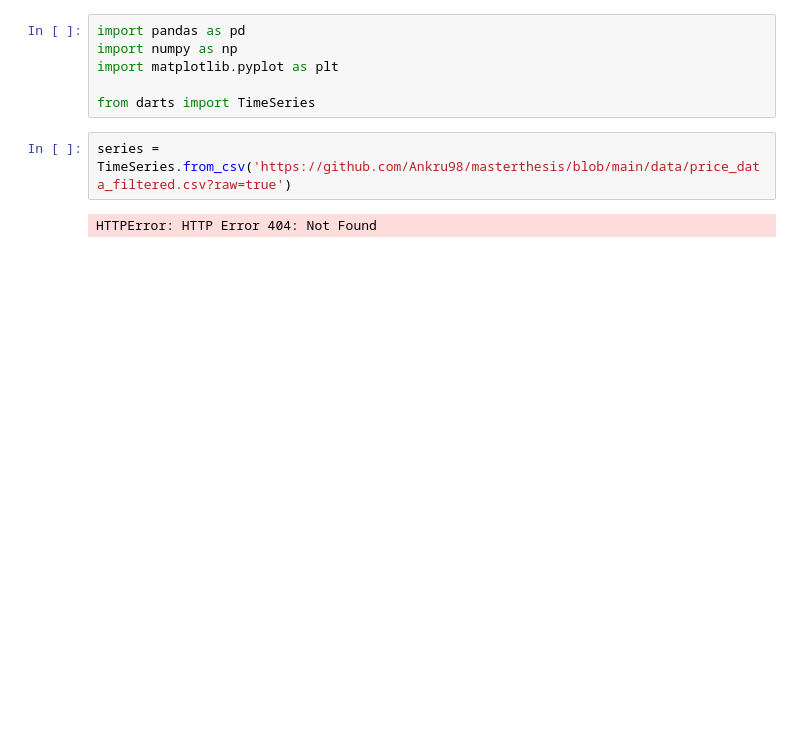
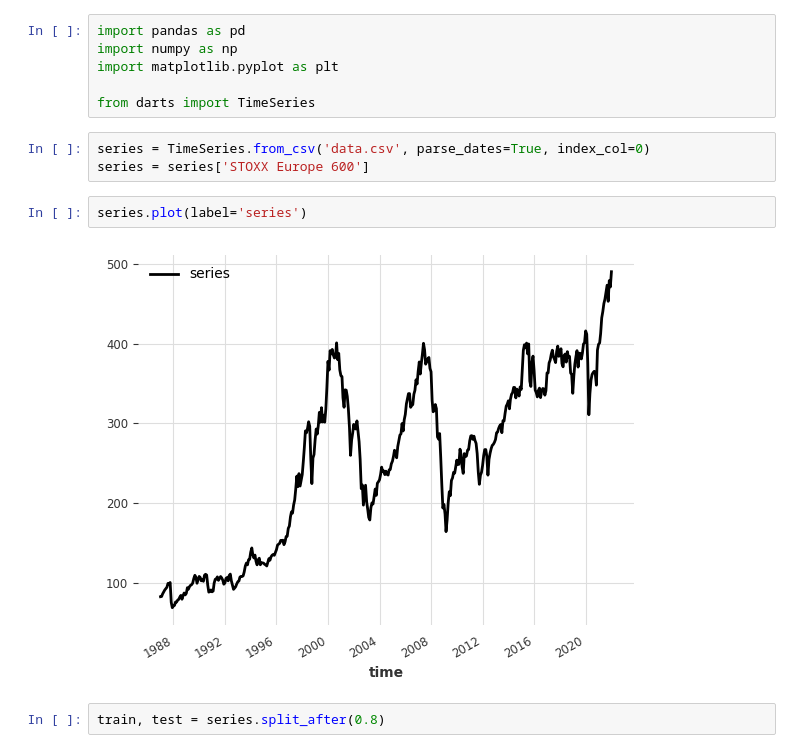
Before and after one commit to Ankru98/Ankru98.github.io, a Jupyter notebook: Prep_posts_medium/mediumpost2.ipynb, the cells around one changed output. Saved outputs shown, nothing was run; the diff lists cells and outputs as text; blank space fills up the shorter version.

```diff
--- a/Prep_posts_medium/mediumpost2.ipynb
+++ b/Prep_posts_medium/mediumpost2.ipynb
@@ -4,7 +4,12 @@ import numpy as np
 import matplotlib.pyplot as plt
 
 from darts import TimeSeries
-# %%
-series = TimeSeries.from_csv('https://github.com/Ankru98/masterthesis/blob/main/data/price_data_filtered.csv?raw=true')
-# %% [output]
-HTTPError: HTTP Error 404: Not Found
+# %%
+series = TimeSeries.from_csv('data.csv', parse_dates=True, index_col=0)
+series = series['STOXX Europe 600']
+# %%
+series.plot(label='series')
+# %% [output]
+[figure, added]
+# %%
+train, test = series.split_after(0.8)
```
Also changed, not shown: parts of 12 cells of this notebook.
